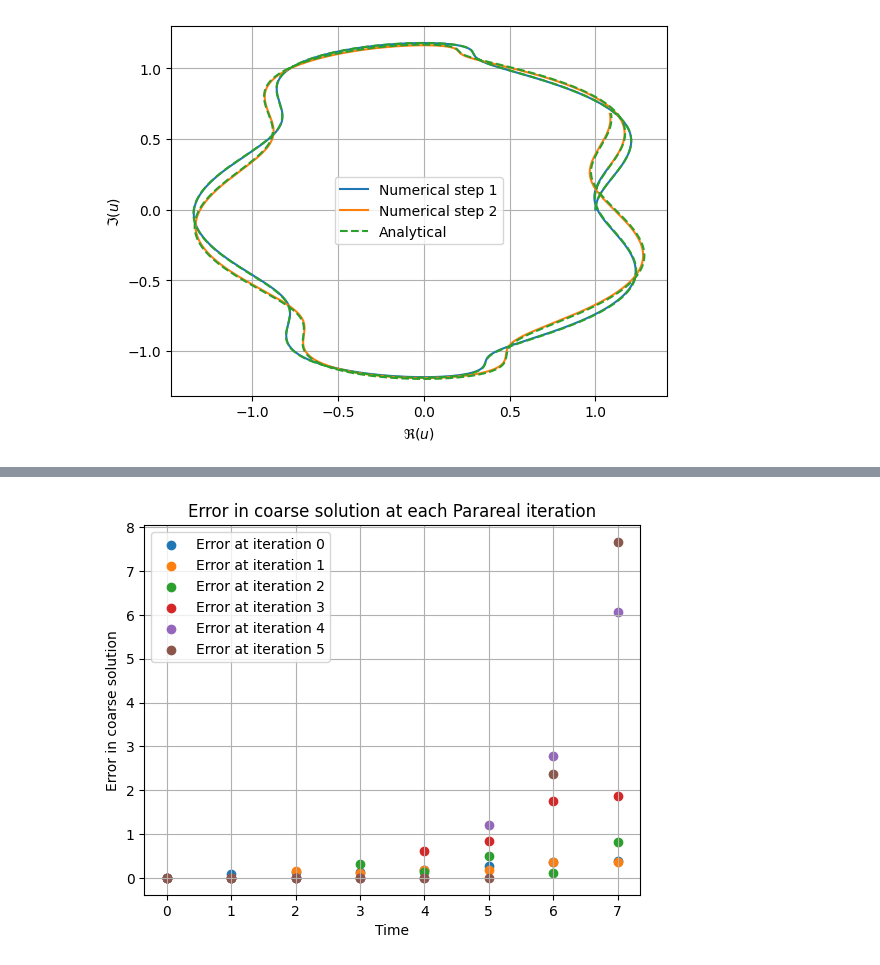
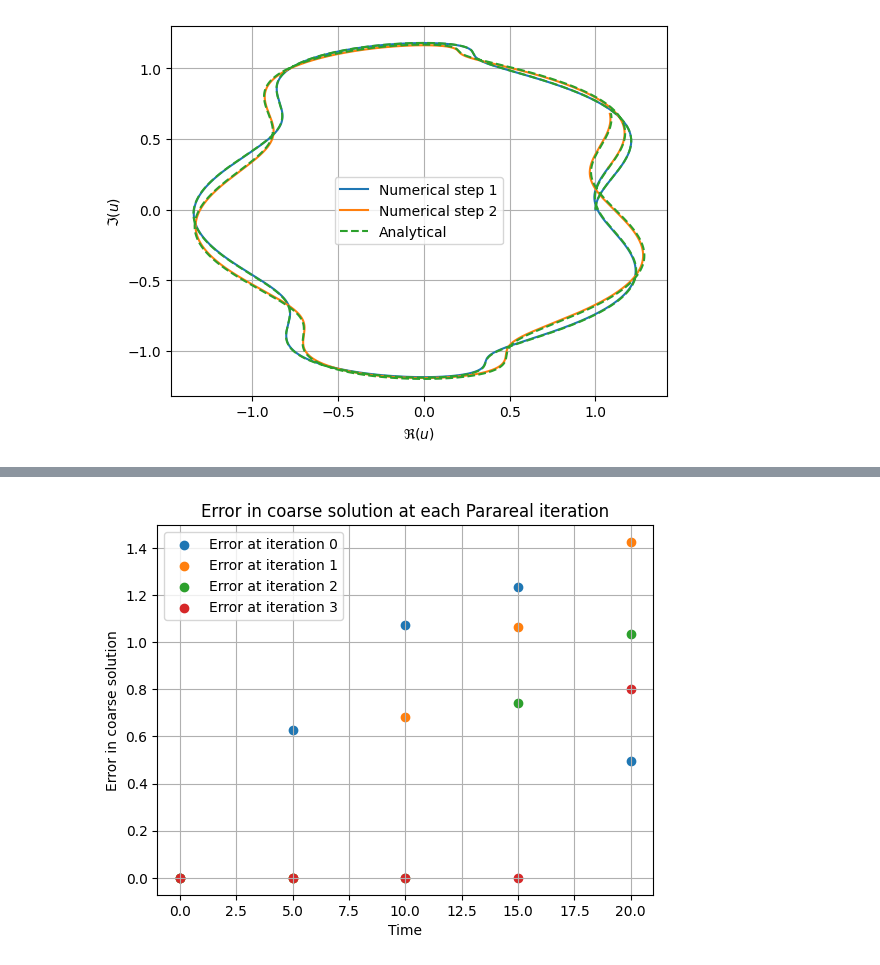
Before and after one commit to github-mathe/PinT-LIB, a Jupyter notebook: scripts/notebooks/dahlquist.ipynb, the cells around one changed output, grey strips where cells are left out. Saved outputs shown, nothing was run; the diff lists cells and outputs as text; code cells hidden in the pictures.

```diff
--- a/scripts/notebooks/dahlquist.ipynb
+++ b/scripts/notebooks/dahlquist.ipynb
@@ -557,5 +513,4 @@ for k in range(K):  # Parareal iterations
         U_p[k+1, n] = UPF[0]
         steps_para[k+1, n] = steps
 # %%
-t_ex, U_exact, tP_ex, uP_ex, steps_num = timeStepperAll(u0, t0, dtF/N,pStart, N)
-steps_num, sum(steps_para[-1,:])
+t_ex, U_exact, tP_ex, uP_ex, steps_num = timeStepperAll(u0, t0, dtF, pStart, N)
@@ -599,7 +556,7 @@ def analyticalDahlquist(u0, t0, t1, dt, pStart):
     for i in range(1, len(tt)):
         lam_nP = lam(N)
         assert lam_nP**2 + alpha**2 != 0, "resonance regime, different analytical solution"
-        u[i] = analytical_n(lam_nP, u[i-1], tt[i-1], tt[i])
+        u[i] = analytical_one_step(u[i-1], tt[i-1], tt[i], lam_nP)
         occ += u[i].imag*u[i-1].imag < 0 # check for sign change in the imaginary part
         if occ == 2: # check for sign change in the imaginary part
             tp = linInterp(u[i-1].imag, u[i].imag, tt[i-1], tt[i], 0)
@@ -621,7 +578,7 @@ def timeStepperDahlquist(u0, t0, t1, dt, pStart,occ=0):
     for i in range(1,len(tt)):
         lam_Np = lam(N)
         assert lam_Np**2 + alpha**2 != 0, "resonance regime, different analytical solution"
-        u[i] = timeOneStep(u[i-1], tt[i-1], tt[i], dt, lam_Np)
+        u[i] = timeOneStep(u[i-1], tt[i], dt, lam_Np)
         occ += u[i].imag*u[i-1].imag < 0 # check for sign change in the imaginary part
         if occ == 2: # we completed a full period
             tp = linInterp(u[i-1].imag, u[i].imag, tt[i-1], tt[i], 0)
@@ -667,7 +624,7 @@ Period point captured: [np.float64(12.357637738967897)], UP: [np.complex128(1.10
 array([ 0. ,  6.5, 13. ])
 [figure]
 # %%
-dtVals =  1./(10**np.arange(1,6))
+dtVals =  1./(10**np.arange(1,4))
 errors = np.zeros_like(dtVals)
 errors_times = np.zeros_like(dtVals)
 for i, dt in enumerate(dtVals):
@@ -691,13 +648,13 @@ plt.show()
 # Parareal setup
 tStart = 0
 u0 = 1+0j
-tEnd = 7
+tEnd = 20
 pStart = 1
 
-N = 7
-K = 10
+N = 4
+K = 4
 dtF = 1/1000
-dtG = 1/10
+dtG = 1
 
 TT =  np.linspace(tStart, tEnd, N+1)
 TT_p = np.zeros((K+1, N), dtype=object)
@@ -784,15 +741,15 @@ for k in range(K+1):
 # %%
-for k in range(6):
+for k in range(4):
     err_points = np.abs(U[k, :] - np.asarray(coarse_U_exact))
     plt.scatter(TT, err_points, label=f"Error at iteration {k}")
     #print(f"{U[k,-1]} vs {coarse_U_exact[-1]} at iteration {k} with error {err_points[-1]:.6e}")
 plt.xlabel("Time"), plt.ylabel("Error in coarse solution")
 plt.grid()
 plt.legend()
 plt.title("Error in coarse solution at each Parareal iteration")
 plt.show()
 # %% [output]
-[figure, old version]
+[figure, new version]
 # %%
 plt.scatter(range(K+1), err)
 plt.xticks(range(K+1))
```
Also changed, not shown: parts of 23 cells of this notebook, 6 other files.
